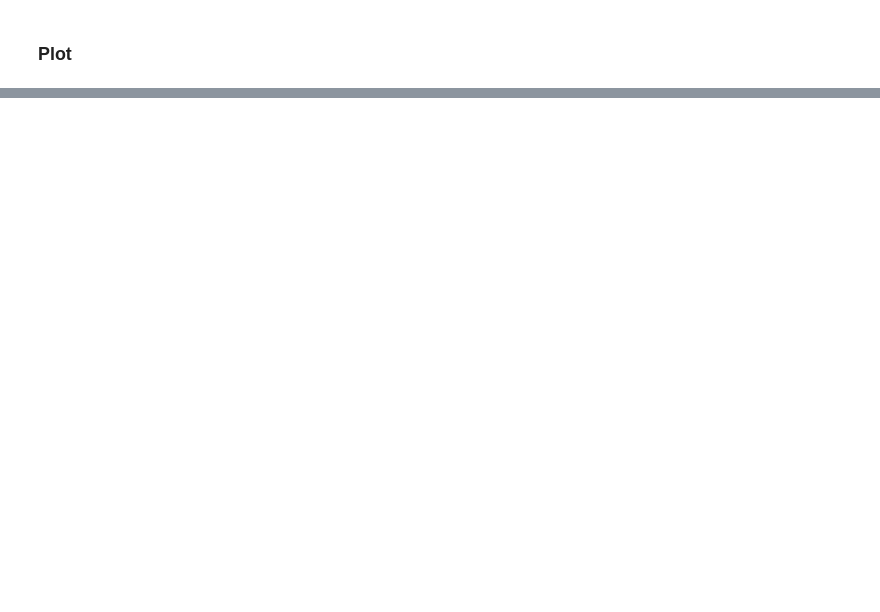
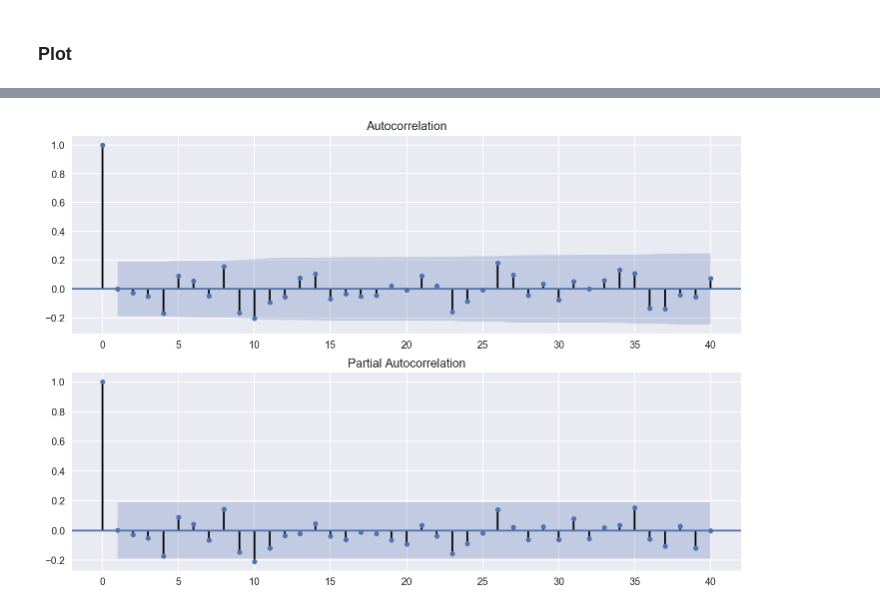
Before and after one commit to lihengtianxia/TB_Nation, a Jupyter notebook: 03-SARIMA.ipynb, the cells around one changed output, grey strips where cells are left out. Cells and saved outputs as stored; diff of their text form; code cells hidden in the pictures; blank space fills up the shorter version.

```diff
--- a/03-SARIMA.ipynb
+++ b/03-SARIMA.ipynb
@@ -122,6 +178,6 @@ fig = sm.graphics.tsa.plot_pacf(datasets.seasonal_first_difference.iloc[13:], la
 # %% [markdown]
 ### Bulid Model
 # %%
-mod = sm.tsa.SARIMAX(datasets.Incidence_rate, trend='n', order=(0,1,2), seasonal_order=(0,1,1,12))
+mod = sm.tsa.SARIMAX(datasets.Incidence_rate, trend='n', order=(2,1,0), seasonal_order=(0,1,0,12))
 results = mod.fit()
 print(results.summary())
@@ -153,2 +243,10 @@ sum(dta['error_ARIMA'].dropna())
+# %%
+fig = plt.figure(figsize=(12,8))
+ax1 = fig.add_subplot(211)
+fig = sm.graphics.tsa.plot_acf(dta.error_ARIMA.iloc[13:],lags=40,ax=ax1)
+ax2 = fig.add_subplot(212)
+fig = sm.graphics.tsa.plot_pacf(dta.error_ARIMA.iloc[13:], lags=40, ax=ax2)
+# %% [output]
+[figure, added]
 # %%
 dta.to_excel('data_SARIMA.xlsx')
```
Also changed, not shown: parts of 19 cells of this notebook, 8 other files.
